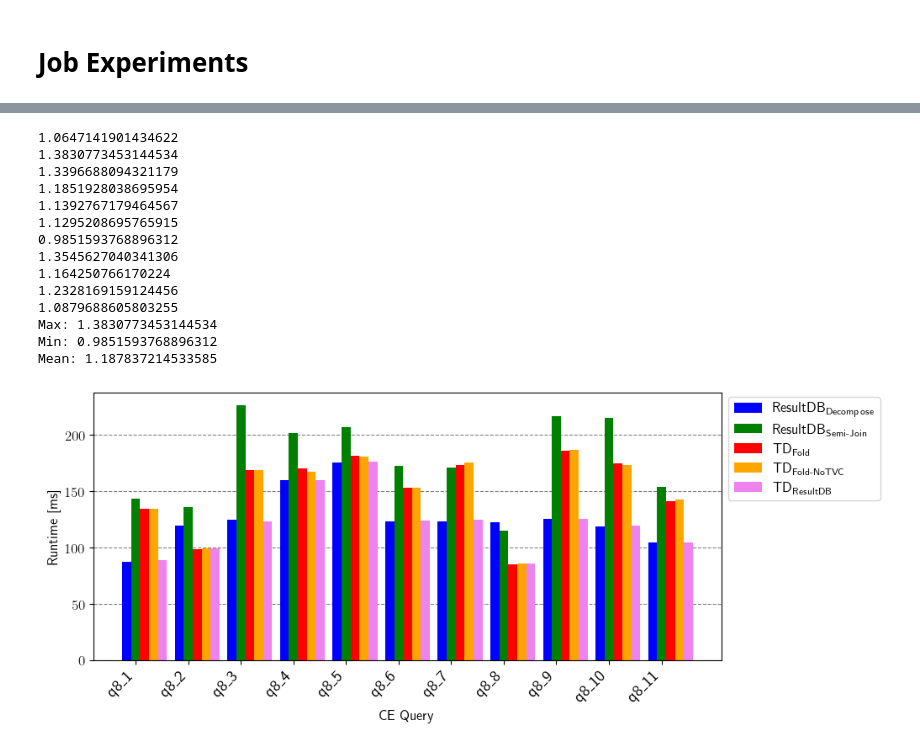
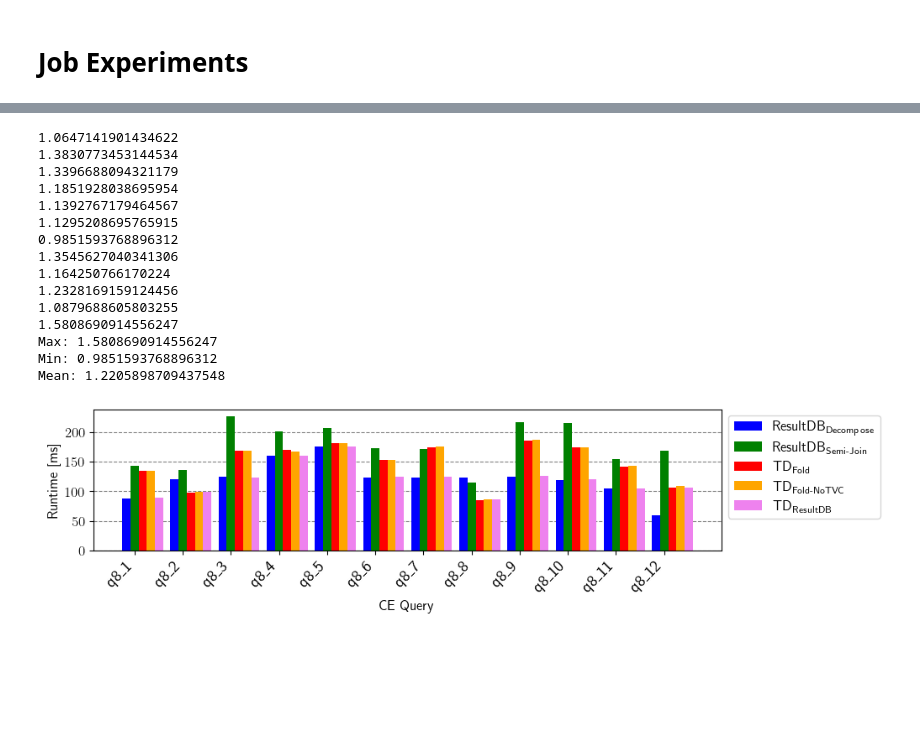
Before and after one commit to BigDataAnalyticsGroup/mutable-QO-ResultDB, a Jupyter notebook: benchmark/result-db-eval/Visualization.ipynb, the cells around one changed output, grey strips where cells are left out. Saved outputs shown, nothing was run; the diff lists cells and outputs as text; code cells hidden in the pictures; blank space fills up the shorter version.

```diff
--- a/benchmark/result-db-eval/Visualization.ipynb
+++ b/benchmark/result-db-eval/Visualization.ipynb
@@ -481,7 +353,7 @@ print(algorithm_times)
 x = np.arange(len(queries))
 width = 0.18
 multiplier = -1
-fig, ax = plt.subplots(layout='constrained', figsize=(6,3))
+fig, ax = plt.subplots(layout='constrained', figsize=(8,2.5))
 for algorithm, times in algorithm_times.items():
     offset = width * multiplier
     ax.bar(x + offset, times["Execution"], width, label=alg_to_latex[algorithm],  color=colors[algorithm])
@@ -492,7 +364,7 @@ ax.set_xlabel('Selectivity')
 ax.set_xticks(x + width, list(reversed([0.7, 0.5, 0.3, 0.1])))
 ax.set_axisbelow(True)
 ax.yaxis.grid(color='gray', linestyle='dashed')
-fig.legend(bbox_to_anchor=(0.10, 1.02), loc='upper left')
+ax.legend(bbox_to_anchor=(0.00, 1.02), loc='upper left')
 
 fig.savefig(f'./synthetic/{result_path}/tvc_synthetic_benchmark_results.pdf')
 # %% [output]
@@ -539,7 +411,7 @@ queries = [
     "q33c"
 ]
 
-data = pd.read_csv(f'./job/recreated_cyclic_results.csv')
+data = pd.read_csv(f'./job/{result_path}/cyclic_results.csv')
 data = (data.groupby(by=['commit', 'date', 'version', 'suite', 'benchmark', 'experiment', 'name', 'config', 'case',], as_index=False)
                 .median()
                 .drop(['commit', 'date', 'version', 'suite', 'benchmark', 'case', 'runid'], axis=1)
@@ -574,7 +446,7 @@ print(f"Mean: {statistics.mean(all_)}")
 x = np.arange(len(queries))
 width = 0.17
 multiplier = -1
-fig, ax = plt.subplots(layout='constrained', figsize=(14,2))
+fig, ax = plt.subplots(layout='constrained', figsize=(16,2))
 for algorithm, times in algorithm_times.items():
     offset = width * multiplier
     ax.bar(x + offset, times["Execution"], width, label=alg_to_latex[algorithm], color=colors[algorithm])
@@ -633,7 +505,7 @@ queries = [
     "q33c"
 ]
 
-data = pd.read_csv(f'./job/recreated_results.csv')
+data = pd.read_csv(f'./job/{result_path}/acyclic_results.csv')
 data = (data.groupby(by=['commit', 'date', 'version', 'suite', 'benchmark', 'experiment', 'name', 'config', 'case',], as_index=False)
                 .median()
                 .drop(['commit', 'date', 'version', 'suite', 'benchmark', 'case', 'runid'], axis=1)
@@ -666,7 +538,7 @@ print(f"Mean: {statistics.mean(all_)}")
 x = np.arange(len(queries))
 width = 0.17
 multiplier = -1
-fig, ax = plt.subplots(layout='constrained', figsize=(14,2))
+fig, ax = plt.subplots(layout='constrained', figsize=(16,2))
 for algorithm, times in algorithm_times.items():
     offset = width * multiplier
     ax.bar(x + offset, times["Execution"], width, label=alg_to_latex[algorithm], color=colors[algorithm])
@@ -700,10 +572,10 @@ algorithm_times = {
 queries = [
         "q8_1",
         "q8_2", "q8_3",
-        "q8_4", "q8_5", "q8_6", "q8_7", "q8_8", "q8_9", "q8_10", "q8_11",
+        "q8_4", "q8_5", "q8_6", "q8_7", "q8_8", "q8_9", "q8_10", "q8_11", "q8_12"
 ]
 
-data = pd.read_csv(f'./ce/recreated_results.csv')
+data = pd.read_csv(f'./ce/{result_path}/results.csv')
 data = (data.groupby(by=['commit', 'date', 'version', 'suite', 'benchmark', 'experiment', 'name', 'config', 'case',], as_index=False)
                 .median()
                 .drop(['commit', 'date', 'version', 'suite', 'benchmark', 'case', 'runid'], axis=1)
@@ -739,34 +611,35 @@ print(f"Mean: {statistics.mean(all_)}")
 x = np.arange(len(queries))
 width = 0.17
 multiplier = -1
-fig, ax = plt.subplots(layout='constrained', figsize=(10,4))
+fig, ax = plt.subplots(layout='constrained', figsize=(10,2.5))
 for algorithm, times in algorithm_times.items():
     offset = width * multiplier
     ax.bar(x + offset, times["Execution"], width, label=alg_to_latex[algorithm], color=colors[algorithm])
     multiplier += 1
 
 ax.set_ylabel('Runtime [ms]')
 ax.set_xlabel('CE Query')
 ax.set_xticks(x, queries)
 ax.set_xticklabels(queries, rotation=45, ha="right", fontsize=14)
 ax.set_axisbelow(True)
 ax.yaxis.grid(color='gray', linestyle='dashed')
 ax.legend(bbox_to_anchor=(1.0, 1.01), loc='upper left')
 
 fig.savefig(f'./ce/ce_benchmark_results.pdf')
 # %% [output]
 1.0647141901434622
 1.3830773453144534
 1.3396688094321179
 1.1851928038695954
 1.1392767179464567
 1.1295208695765915
 0.9851593768896312
 1.3545627040341306
 1.164250766170224
 1.2328169159124456
 1.0879688605803255
-Max: 1.3830773453144534
+1.5808690914556247
+Max: 1.5808690914556247
 Min: 0.9851593768896312
-Mean: 1.187837214533585
+Mean: 1.2205898709437548
-[figure, old version]
+[figure, new version]
```
Also changed, not shown: parts of 9 cells of this notebook, 45 other files.
